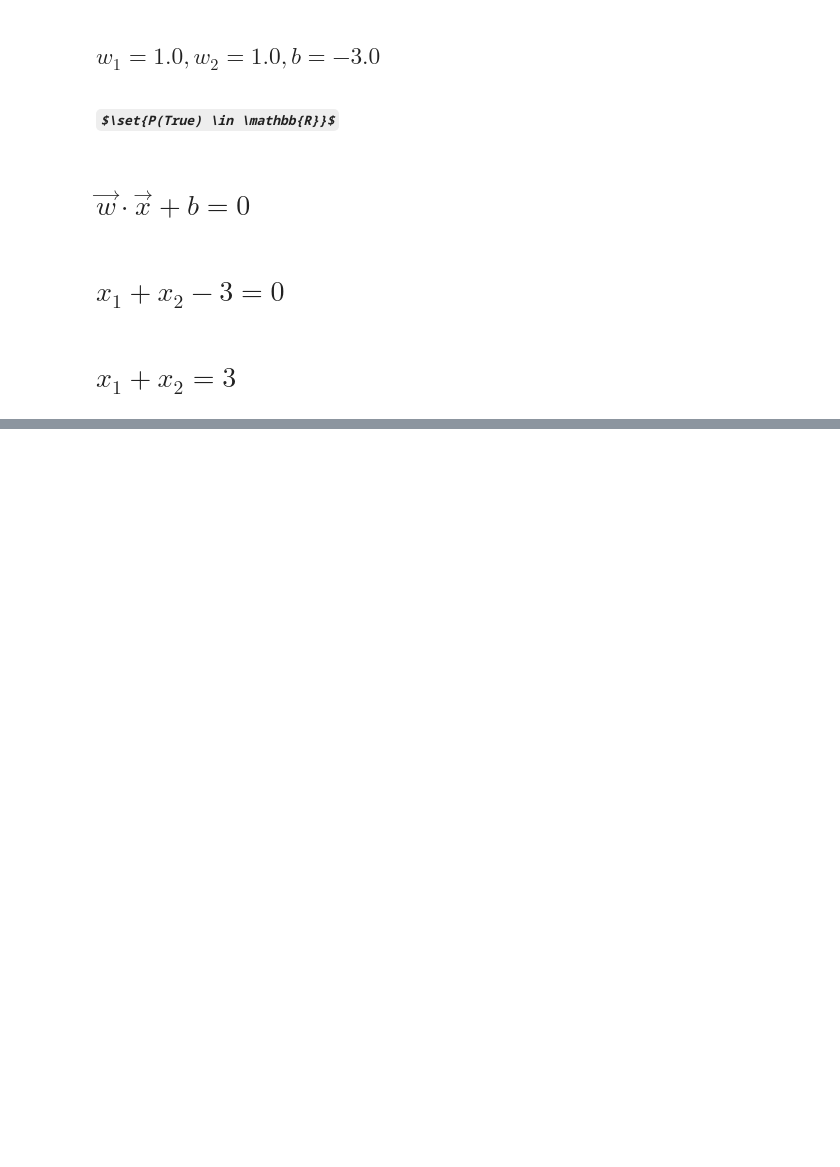
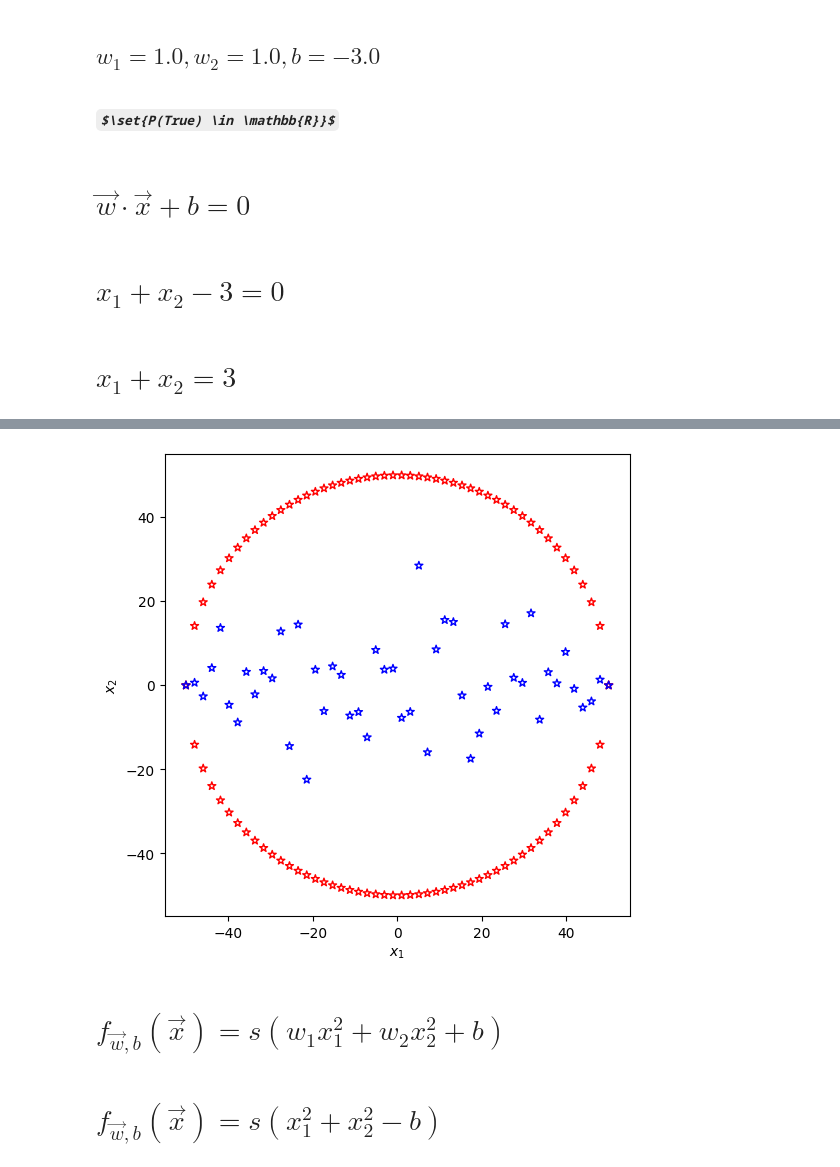
Before and after one commit to anoban/Supervised-Machine-Learning-Regression-and-Classification, a Jupyter notebook: anoban/Decision Boundaries.ipynb, the cells around one changed output, grey strips where cells are left out. Cells and saved outputs as stored; diff of their text form; code cells hidden in the pictures; some formulas as TeX source; blank space fills up the shorter version.

```diff
--- a/anoban/Decision Boundaries.ipynb
+++ b/anoban/Decision Boundaries.ipynb
@@ -96,0 +102,20 @@ plt.show()
+# %%
+RADIUS = 50
+x = np.linspace(-50, 50, num = 50)
+# %%
+y_up = np.array([np.sqrt(np.square(RADIUS) - np.square(_)) for _ in x])
+y_down = -y_up
+# %%
+_y = np.array([np.random.normal(loc = 0.00, scale = s / 5) for s in y_up])
+# %%
+# consider the following example
+
+fig, axes = plt.subplots()
+fig.set_size_inches(6, 6)
+axes.scatter([x, x] ,[y_up, y_down], marker = '*', edgecolor = "red", color = "none")
+axes.scatter(x ,_y, marker = '*', edgecolor = "blue", color = "none")
+axes.set_xlabel('$x_1$')
+axes.set_ylabel('$x_2$')
+plt.show()
+# %% [output]
+[figure, added]
@@ -96,0 +127,2 @@ plt.show()
+# %% [markdown]
+# ___$f_{\overrightarrow{w}, b}(\overrightarrow{x}) = s(w_1x_1^2 + w_2x_2^2 + b)$___
@@ -96,0 +131,2 @@ plt.show()
+# %% [markdown]
+# ___$f_{\overrightarrow{w}, b}(\overrightarrow{x}) = s(x_1^2 + x_2^2 - b)$___
```
Also changed, not shown: parts of 18 cells of this notebook, 7 other files.
